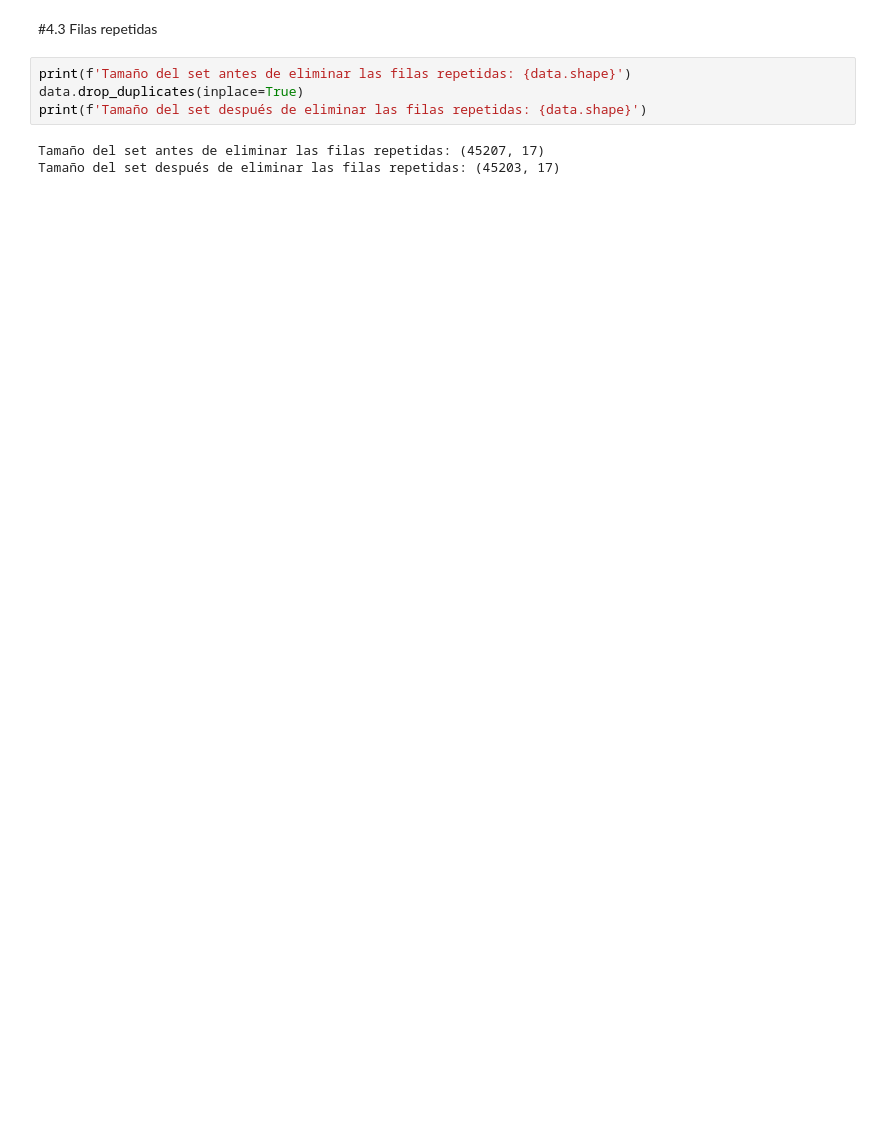
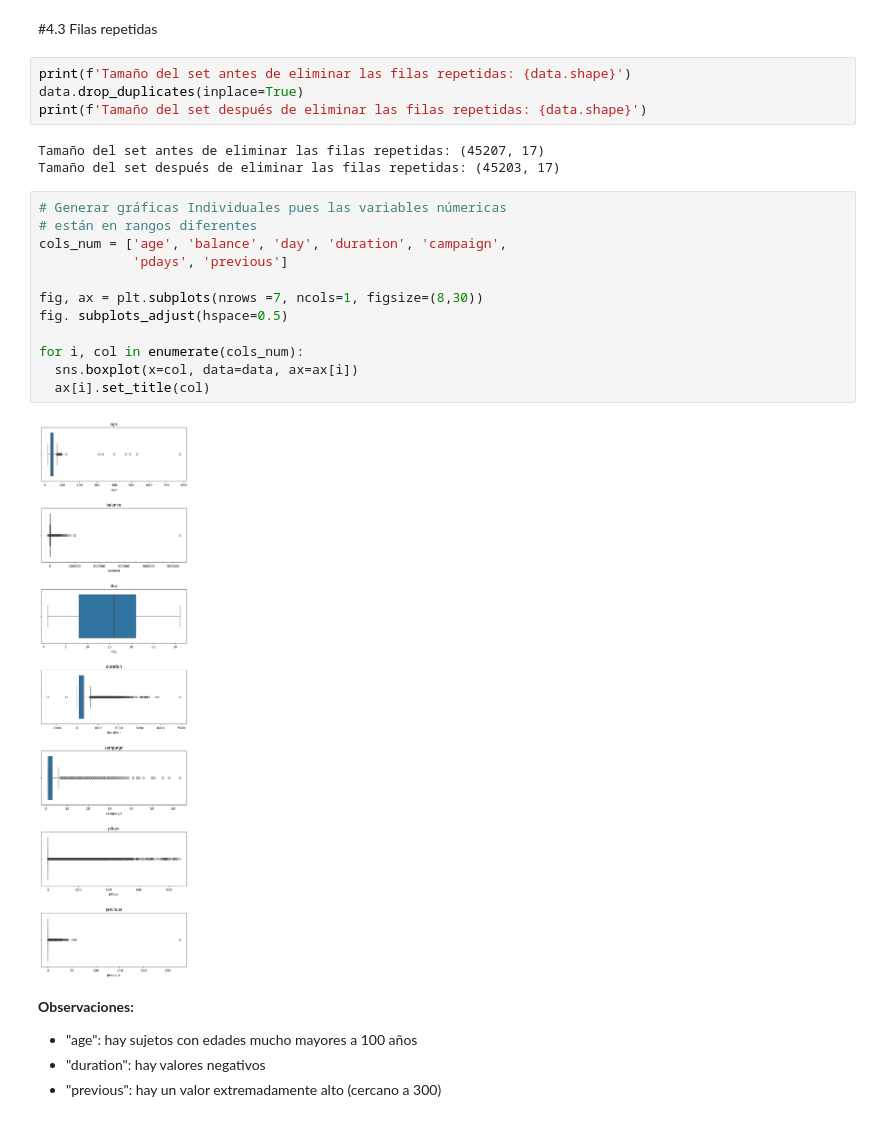
Before and after one commit to Yobany1210/TalentoTech, a Jupyter notebook: Tutoria_Limpieza_Datos.ipynb, the cells around one changed output. Drawn from its saved outputs; the diff is of its cells as text; blank space fills up the shorter version.

```diff
--- a/Tutoria_Limpieza_Datos.ipynb
+++ b/Tutoria_Limpieza_Datos.ipynb
@@ -246,3 +246,22 @@ print(f'Tamaño del set después de eliminar las filas repetidas: {data.shape}')
 # %% [output]
 Tamaño del set antes de eliminar las filas repetidas: (45207, 17)
 Tamaño del set después de eliminar las filas repetidas: (45203, 17)
+# %%
+# Generar gráficas Individuales pues las variables númericas
+# están en rangos diferentes
+cols_num = ['age', 'balance', 'day', 'duration', 'campaign',
+            'pdays', 'previous']
+
+fig, ax = plt.subplots(nrows =7, ncols=1, figsize=(8,30))
+fig. subplots_adjust(hspace=0.5)
+
+for i, col in enumerate(cols_num):
+  sns.boxplot(x=col, data=data, ax=ax[i])
+  ax[i].set_title(col)
+# %% [output]
+[figure, added]
+# %% [markdown]
+**Observaciones:**
+- "age": hay sujetos con edades mucho mayores a 100 años
+- "duration": hay valores negativos
+- "previous": hay un valor extremadamente alto (cercano a 300)
```
Also changed, not shown: parts of 9 cells of this notebook.
